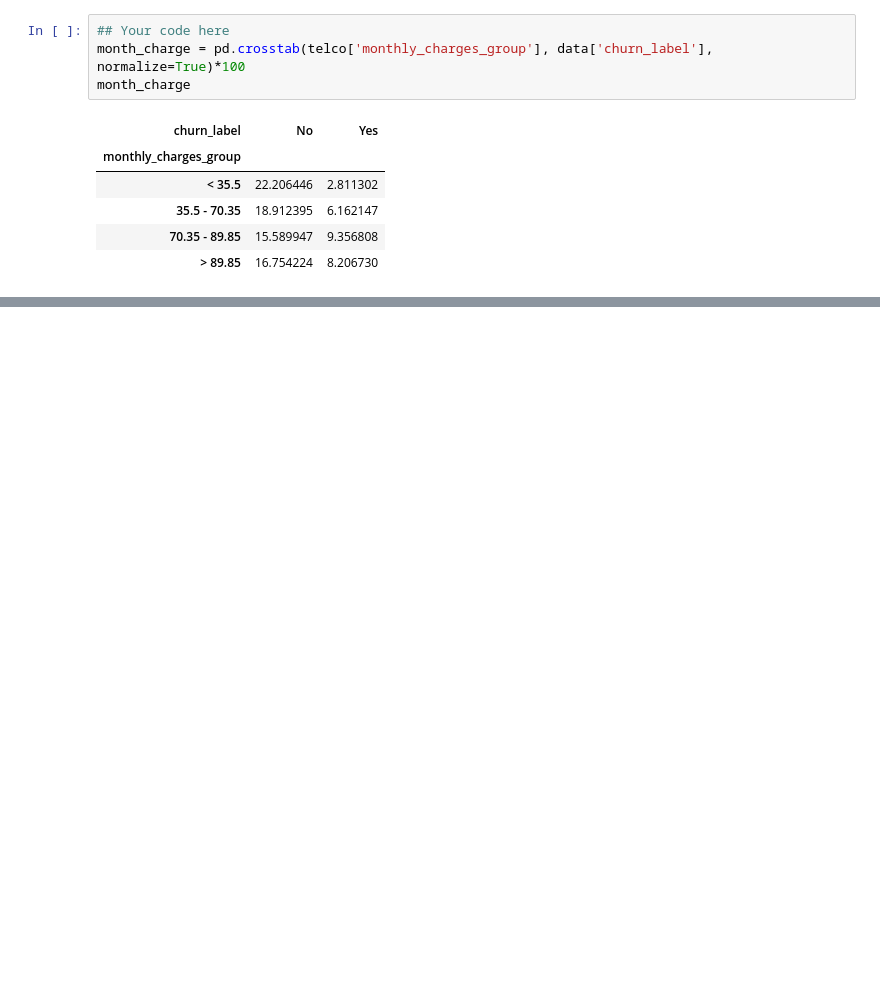
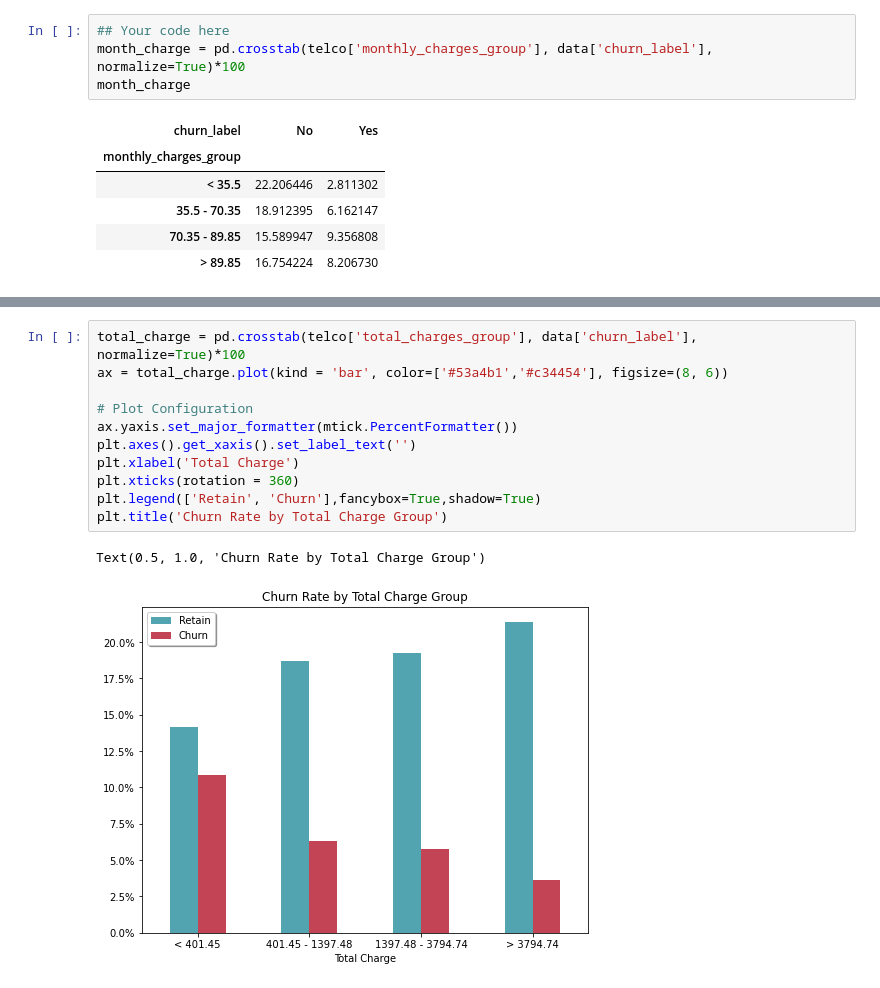
Before and after one commit to arwi70/dacapstone, a Jupyter notebook: Customer_Churn_Analysis.ipynb, the cells around one changed output, grey strips where cells are left out. Saved outputs shown, nothing was run; the diff lists cells and outputs as text; blank space fills up the shorter version.

```diff
--- a/Customer_Churn_Analysis.ipynb
+++ b/Customer_Churn_Analysis.ipynb
@@ -522,0 +504,14 @@ Text(0.5, 1.0, 'Churn Rate by Monthly Charge Group')
+# %%
+total_charge = pd.crosstab(telco['total_charges_group'], data['churn_label'], normalize=True)*100
+ax = total_charge.plot(kind = 'bar', color=['#53a4b1','#c34454'], figsize=(8, 6))
+
+# Plot Configuration
+ax.yaxis.set_major_formatter(mtick.PercentFormatter())
+plt.axes().get_xaxis().set_label_text('')
+plt.xlabel('Total Charge')
+plt.xticks(rotation = 360)
+plt.legend(['Retain', 'Churn'],fancybox=True,shadow=True)
+plt.title('Churn Rate by Total Charge Group')
+# %% [output]
+Text(0.5, 1.0, 'Churn Rate by Total Charge Group')
+[figure, added]
```
Also changed, not shown: parts of 17 cells of this notebook, 4 other files.
